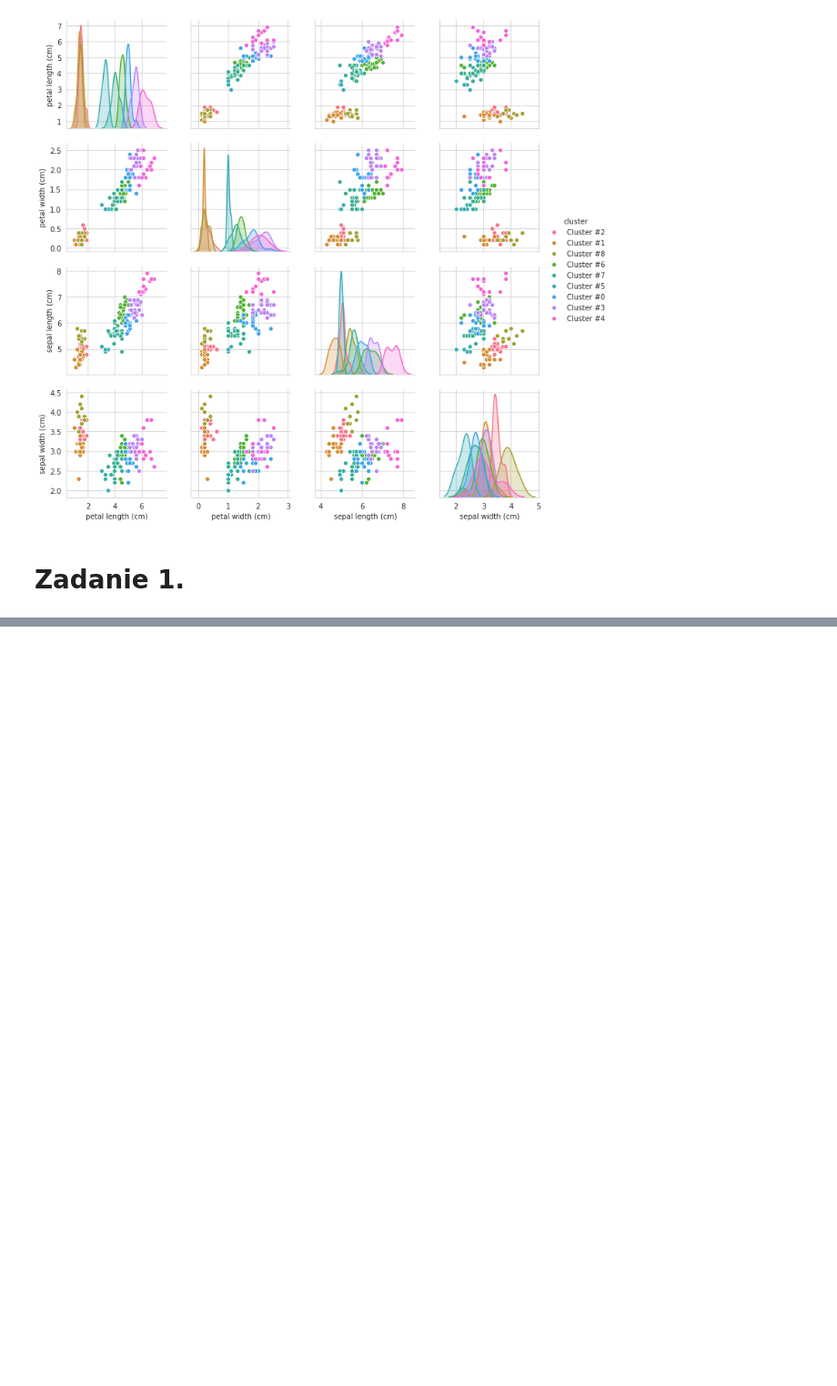
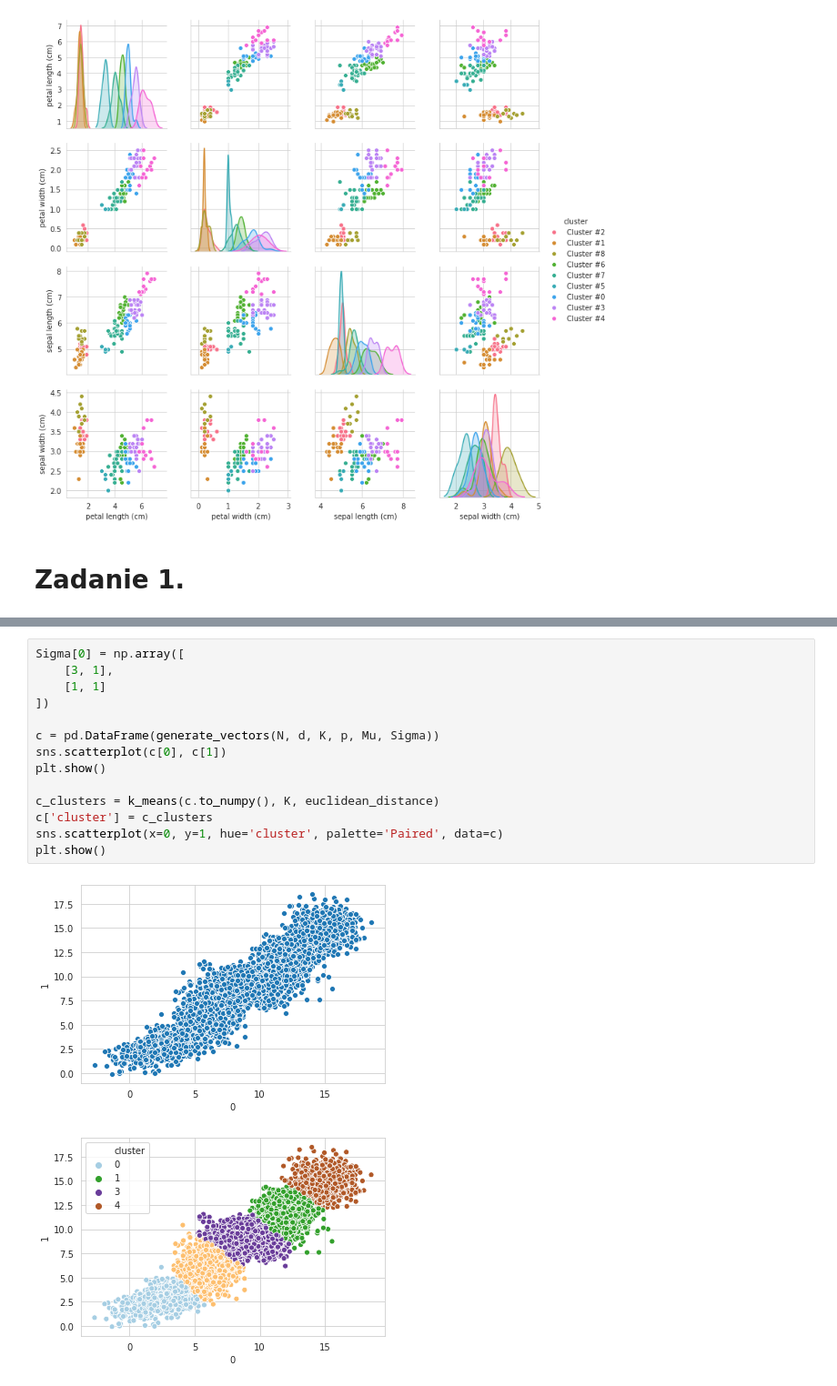
Before and after one commit to Asgavar/studia, a Jupyter notebook: semestr_5_zima_2019_20/explo/lista03/lista03.ipynb, the cells around one changed output, grey strips where cells are left out. Shown at 91% size. Saved outputs shown, nothing was run; the diff lists cells and outputs as text; blank space fills up the shorter version.

```diff
--- a/semestr_5_zima_2019_20/explo/lista03/lista03.ipynb
+++ b/semestr_5_zima_2019_20/explo/lista03/lista03.ipynb
@@ -91,0 +146,17 @@ sns.pairplot(iris_df[set(iris_df.columns) - {'target'}], hue='cluster', palette=
+# %%
+Sigma[0] = np.array([
+    [3, 1],
+    [1, 1]
+])
+
+c = pd.DataFrame(generate_vectors(N, d, K, p, Mu, Sigma))
+sns.scatterplot(c[0], c[1])
+plt.show()
+
+c_clusters = k_means(c.to_numpy(), K, euclidean_distance)
+c['cluster'] = c_clusters
+sns.scatterplot(x=0, y=1, hue='cluster', palette='Paired', data=c)
+plt.show()
+# %% [output]
+[figure, added]
+[figure, added]
```
Also changed, not shown: parts of 8 cells of this notebook.
